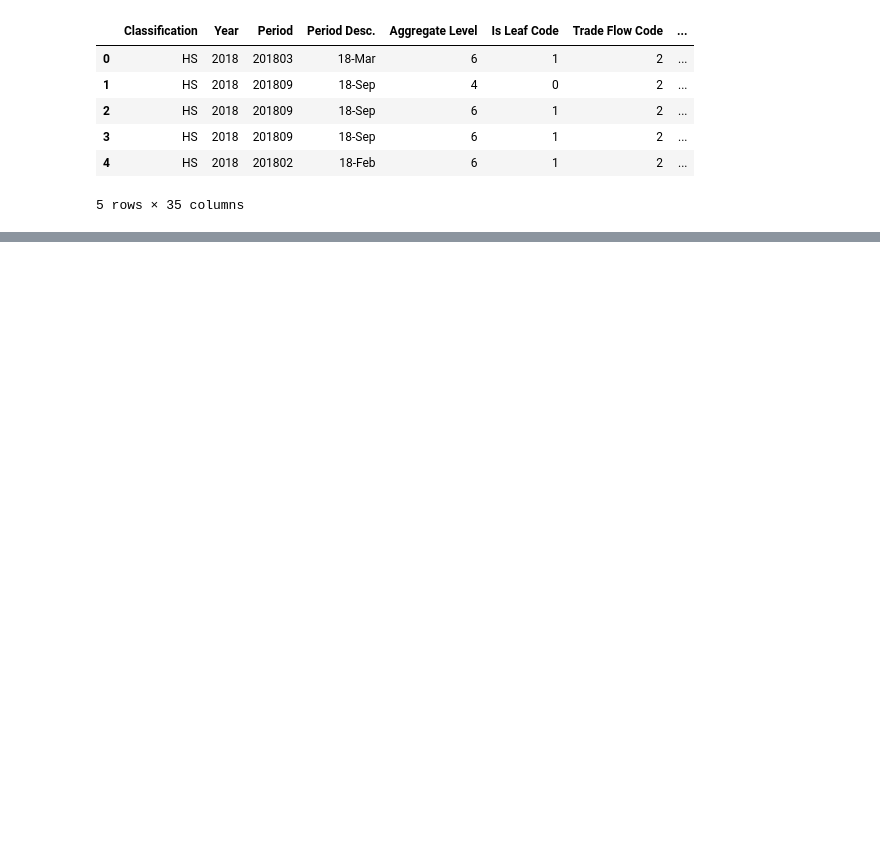
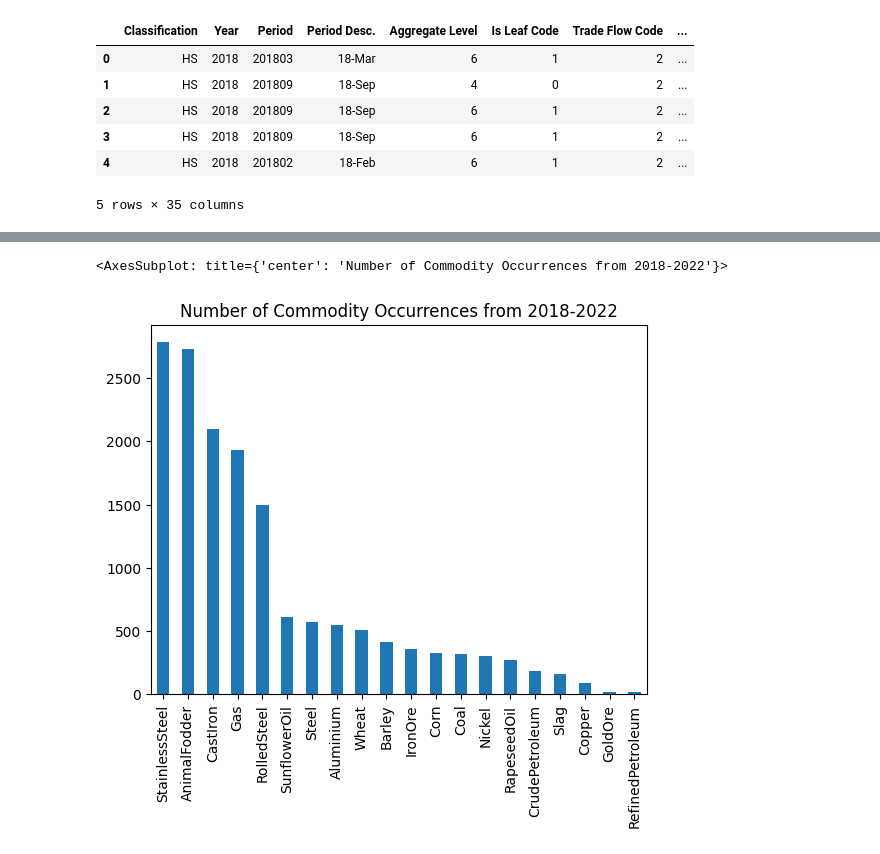
Before and after one commit to leezael/TeamTrifecta_CS504, a Jupyter notebook: scripts/commodity_ex.ipynb, the cells around one changed output, grey strips where cells are left out. Drawn from its saved outputs; the diff is of its cells as text; code cells hidden in the pictures; blank space fills up the shorter version.

```diff
--- a/scripts/commodity_ex.ipynb
+++ b/scripts/commodity_ex.ipynb
@@ -170,0 +78,7 @@ interactive(children=(SelectMultiple(description='year', options=(2018, 2019, 20
+# %%
+#create bar chart
+title=("Number of Commodity Occurrences from 2018-2022")
+exports.Commodity.value_counts().plot(kind='bar',title=title)
+# %% [output]
+<AxesSubplot: title={'center': 'Number of Commodity Occurrences from 2018-2022'}>
+[figure, added]
```
Also changed, not shown: parts of 52 cells of this notebook, 14 other files.
